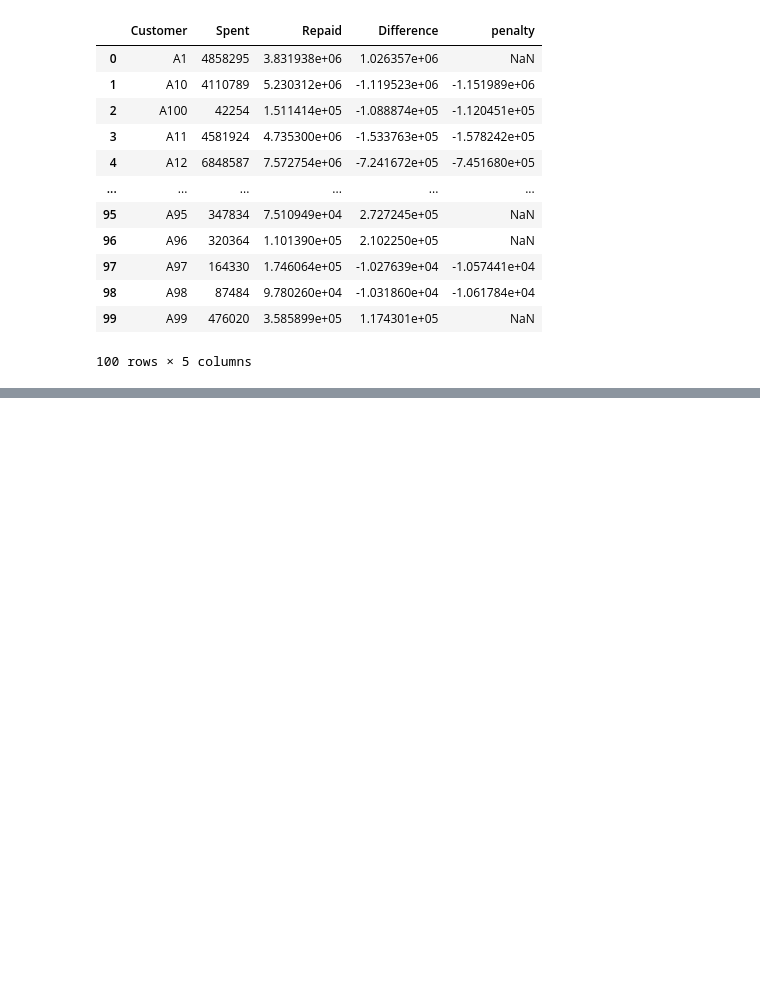
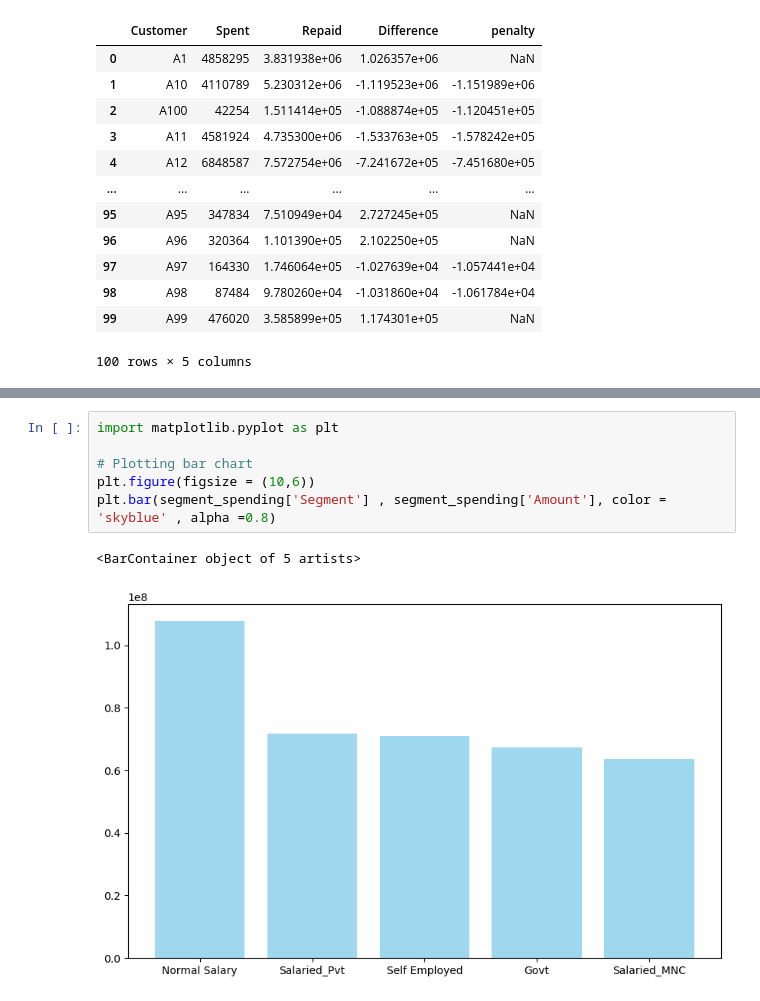
Before and after one commit to Bhumika-Aggarwal07/Credit-Portfolio-Analytics, a Jupyter notebook: notebook/Credit_Banking_Project_Pandas.ipynb, the cells around one changed output, grey strips where cells are left out. Saved outputs shown, nothing was run; the diff lists cells and outputs as text; blank space fills up the shorter version.

Commit message:
Updated notebook with visualizations

```diff
--- a/notebook/Credit_Banking_Project_Pandas.ipynb
+++ b/notebook/Credit_Banking_Project_Pandas.ipynb
@@ -571,0 +559,9 @@ merged_df
+# %%
+import matplotlib.pyplot as plt
+
+# Plotting bar chart
+plt.figure(figsize = (10,6))
+plt.bar(segment_spending['Segment'] , segment_spending['Amount'], color = 'skyblue' , alpha =0.8)
+# %% [output]
+<BarContainer object of 5 artists>
+[figure, added]
```
Also changed, not shown: parts of 7 cells of this notebook.
